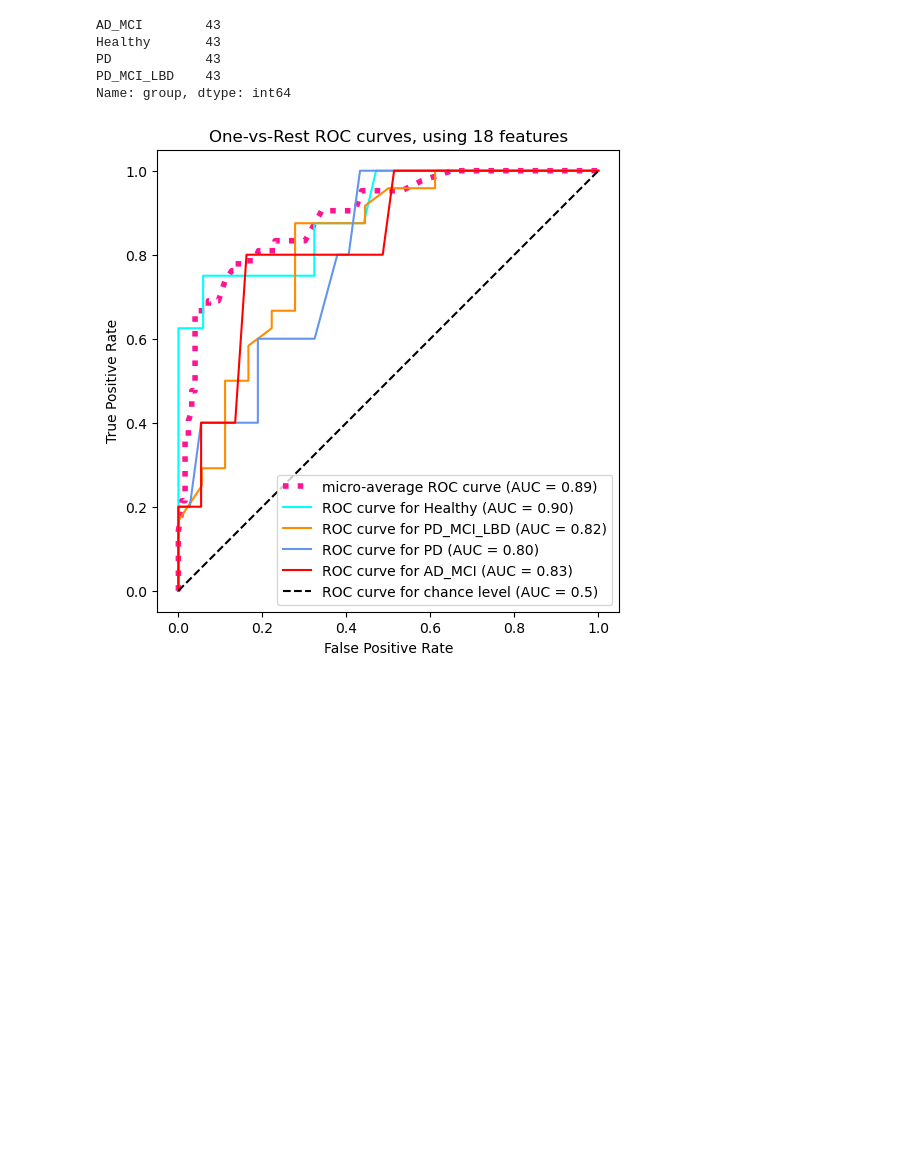
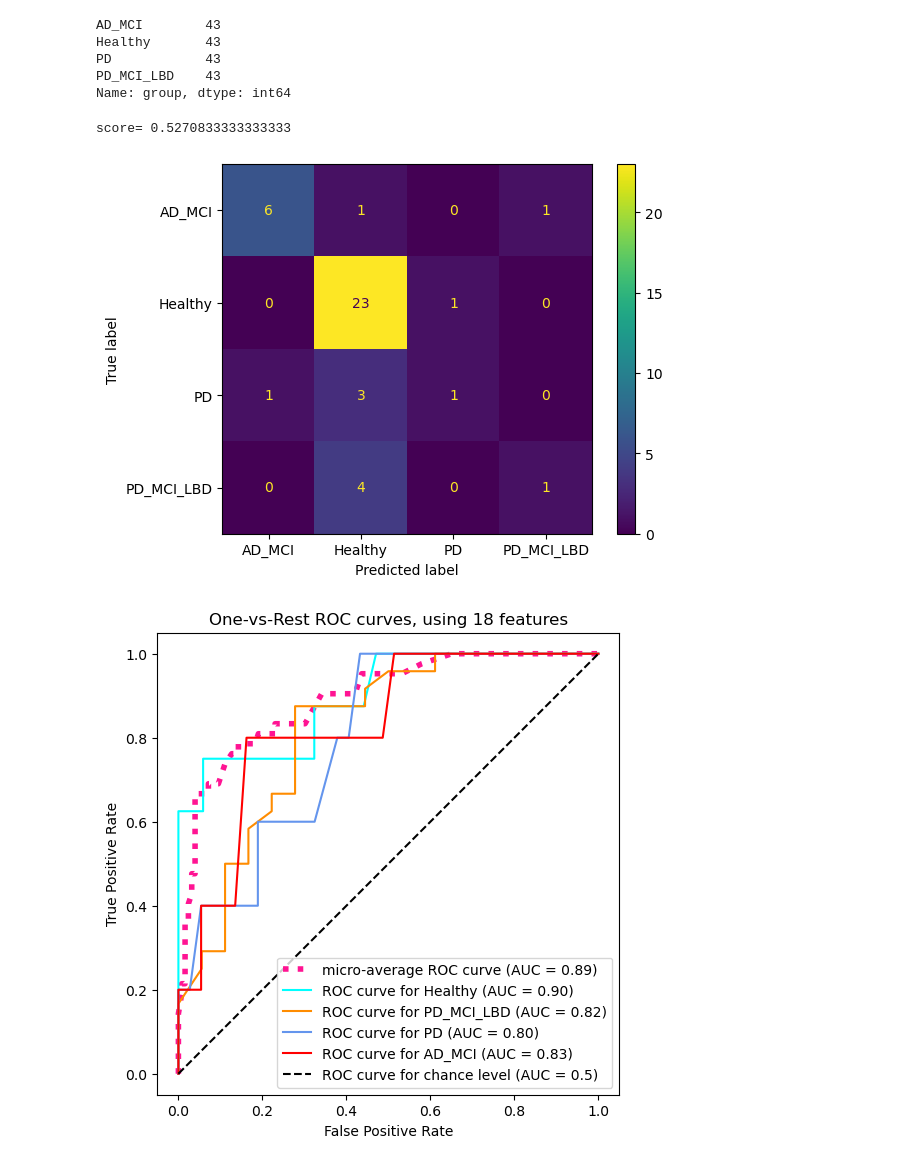
Before and after one commit to BrainPowerChemE/BrainPower, a Jupyter notebook: brainpower/jupyter_notebooks/automation.ipynb, the cells around one changed output. Drawn from its saved outputs; the diff is of its cells as text; code cells hidden in the pictures; blank space fills up the shorter version.

Commit message:
add confusion matrix figure

```diff
--- a/brainpower/jupyter_notebooks/automation.ipynb
+++ b/brainpower/jupyter_notebooks/automation.ipynb
@@ -478,6 +478,23 @@ def altair_feature_selection_chart(frame, uniqueness, charttitle='plot'):
     )
 
     return chart
+# %%
+list_features = ['AK1C1','TAU', '1433G', 'SCUB1', 'FMOD', 'AMYP', 'CRIS3',
+                'MYDGF', 'RARR2', 'ATS8', 'PGK1', '1433Z', 'SV2A', 'TRH', 'GUAD',
+                'HV69D', 'CO7', 'SERC']
+
+def make_confusion_mtrx(dev, data_test):
+    test_X = data_test[list_features]
+    test_y = data_test['group']
+
+    dev_X = dev[list_features]
+    dev_y = dev.iloc[:,0] # 0th column is our target
+
+    model = sklearn.ensemble.RandomForestClassifier()
+    model.fit(dev_X, dev_y)
+    print('score=', sklearn.metrics.balanced_accuracy_score(test_y, model.predict(test_X)))
+    ConfusionMatrixDisplay.from_estimator(model, test_X, test_y)
+    plt.show()
 # %%
 from sklearn.preprocessing import LabelBinarizer
 from sklearn.metrics import ConfusionMatrixDisplay, auc, roc_curve
@@ -638,6 +651,11 @@ Name: group, dtype: int64
 xgboost_performance = mrmr_feature_selection(data_dev,split=0.15,min_features=20,max_features=20,step_features=1,folds=10,ci=0.68,
                                           balancer='over_under without replacement', tolerance=0.01, target='group',
                                           model=xgboost.XGBClassifier(),score=sklearn.metrics.balanced_accuracy_score,featureselector=mrmr.mrmr_classif)
+# %%
+make_confusion_mtrx(data_dev, data_test)
+# %% [output]
+score= 0.5270833333333333
+[figure, added]
 # %%
 roc_curves_one_vs_rest(data_dev, data_test)
 # %% [output]
```
Also changed, not shown: parts of 1 cell of this notebook.
